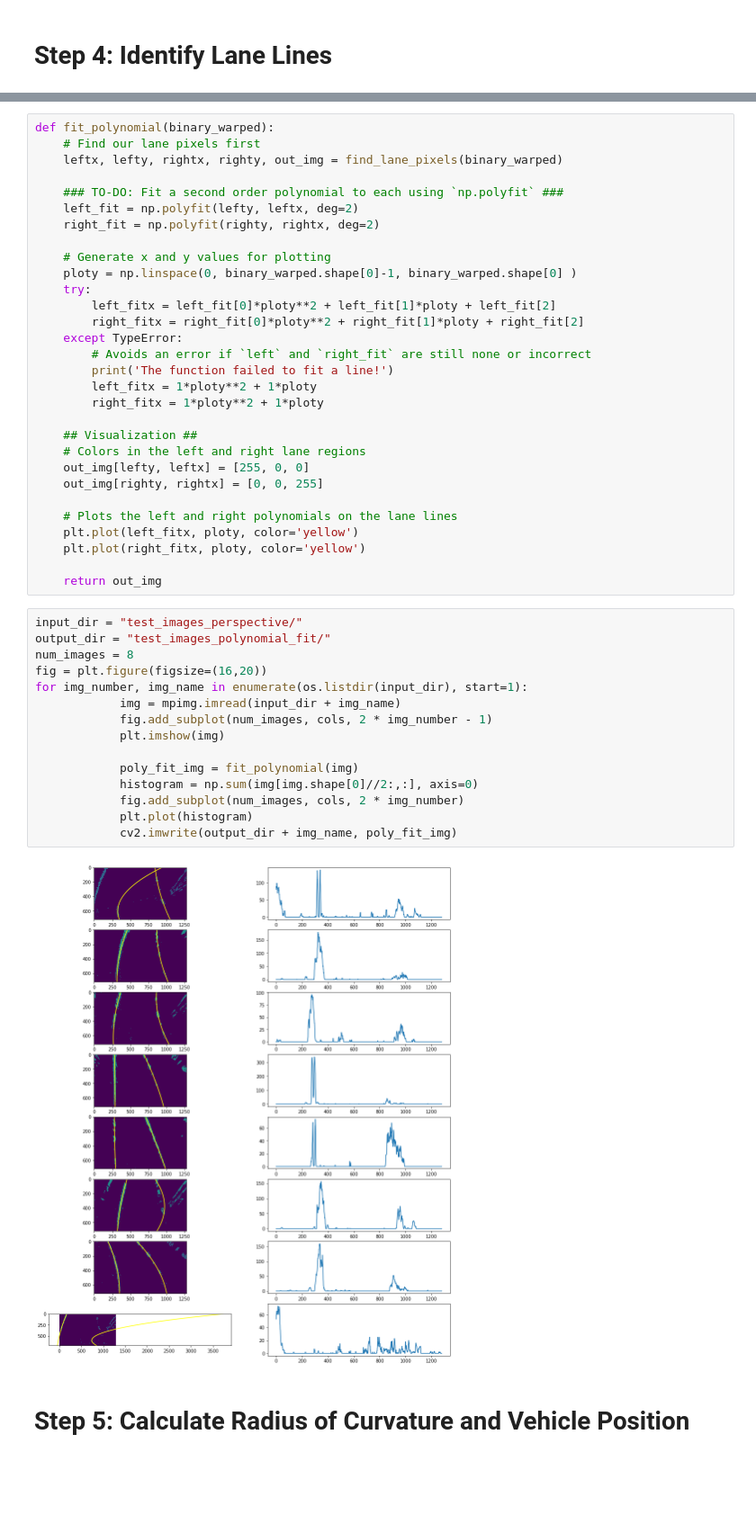
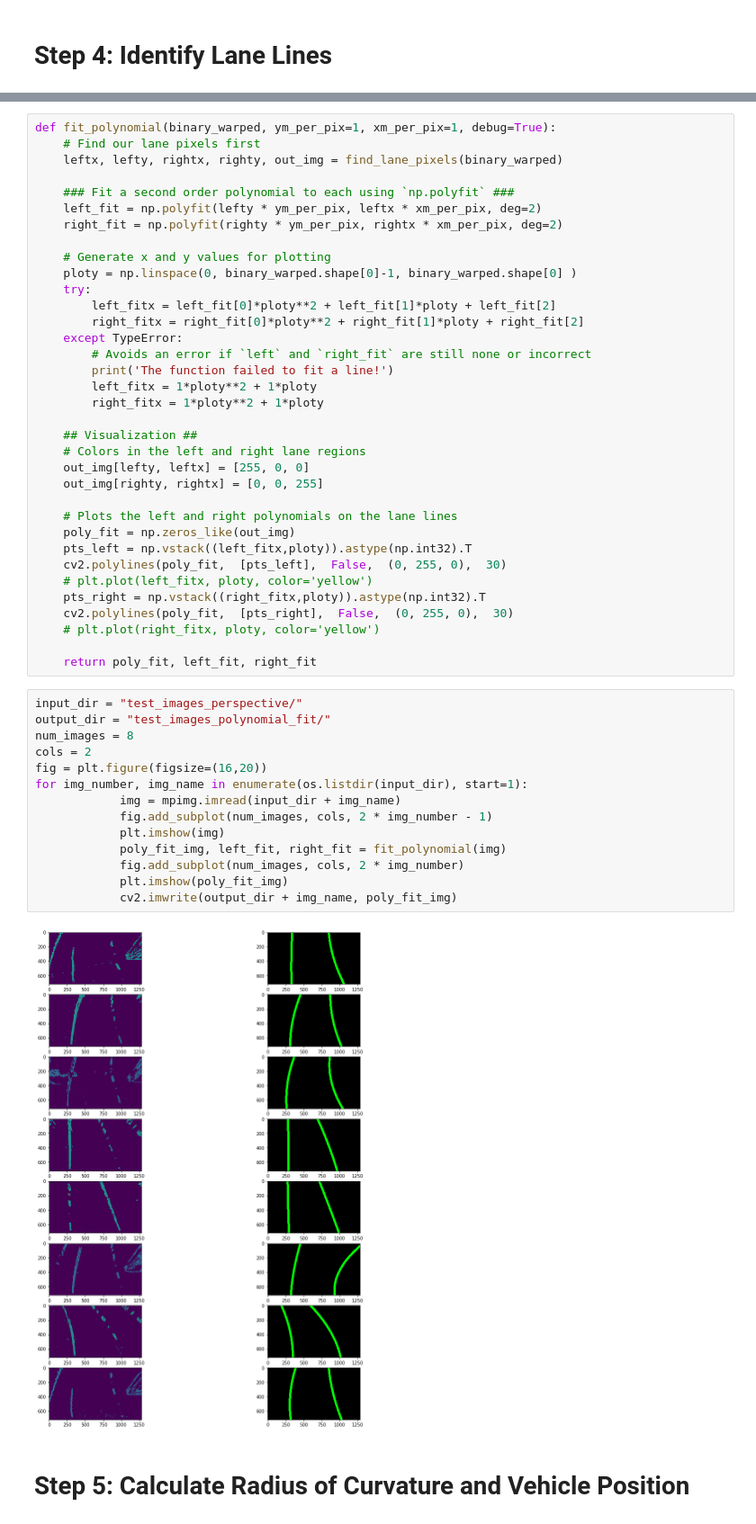
Before and after one commit to ankurdhoot/CarND-Advanced-Lane-Lines, a Jupyter notebook: P2.ipynb, the cells around one changed output, grey strips where cells are left out. Shown at 90% size. Cells and saved outputs as stored; diff of their text form; blank space fills up the shorter version.

```diff
--- a/P2.ipynb
+++ b/P2.ipynb
@@ -267,13 +292,13 @@ def find_lane_pixels(binary_warped):
 
     return leftx, lefty, rightx, righty, out_img
 # %%
-def fit_polynomial(binary_warped):
+def fit_polynomial(binary_warped, ym_per_pix=1, xm_per_pix=1, debug=True):
     # Find our lane pixels first
     leftx, lefty, rightx, righty, out_img = find_lane_pixels(binary_warped)
 
-    ### TO-DO: Fit a second order polynomial to each using `np.polyfit` ###
-    left_fit = np.polyfit(lefty, leftx, deg=2)
-    right_fit = np.polyfit(righty, rightx, deg=2)
+    ### Fit a second order polynomial to each using `np.polyfit` ###
+    left_fit = np.polyfit(lefty * ym_per_pix, leftx * xm_per_pix, deg=2)
+    right_fit = np.polyfit(righty * ym_per_pix, rightx * xm_per_pix, deg=2)
 
     # Generate x and y values for plotting
     ploty = np.linspace(0, binary_warped.shape[0]-1, binary_warped.shape[0] )
@@ -292,26 +317,30 @@ def fit_polynomial(binary_warped):
     out_img[righty, rightx] = [0, 0, 255]
 
     # Plots the left and right polynomials on the lane lines
-    plt.plot(left_fitx, ploty, color='yellow')
-    plt.plot(right_fitx, ploty, color='yellow')
+    poly_fit = np.zeros_like(out_img)
+    pts_left = np.vstack((left_fitx,ploty)).astype(np.int32).T
+    cv2.polylines(poly_fit,  [pts_left],  False,  (0, 255, 0),  30)
+    # plt.plot(left_fitx, ploty, color='yellow')
+    pts_right = np.vstack((right_fitx,ploty)).astype(np.int32).T
+    cv2.polylines(poly_fit,  [pts_right],  False,  (0, 255, 0),  30)
+    # plt.plot(right_fitx, ploty, color='yellow')
 
-    return out_img
+    return poly_fit, left_fit, right_fit
 # %%
 input_dir = "test_images_perspective/"
 output_dir = "test_images_polynomial_fit/"
 num_images = 8
+cols = 2
 fig = plt.figure(figsize=(16,20))
 for img_number, img_name in enumerate(os.listdir(input_dir), start=1):
             img = mpimg.imread(input_dir + img_name)
             fig.add_subplot(num_images, cols, 2 * img_number - 1)
             plt.imshow(img)
-
-            poly_fit_img = fit_polynomial(img)
-            histogram = np.sum(img[img.shape[0]//2:,:], axis=0)
+            poly_fit_img, left_fit, right_fit = fit_polynomial(img)
             fig.add_subplot(num_images, cols, 2 * img_number)
-            plt.plot(histogram)
+            plt.imshow(poly_fit_img)
             cv2.imwrite(output_dir + img_name, poly_fit_img)
 # %% [output]
-[figure, old version]
+[figure, new version]
 # %% [markdown]
 # Step 5: Calculate Radius of Curvature and Vehicle Position
```
Also changed, not shown: parts of 18 cells of this notebook, 34 other files.
